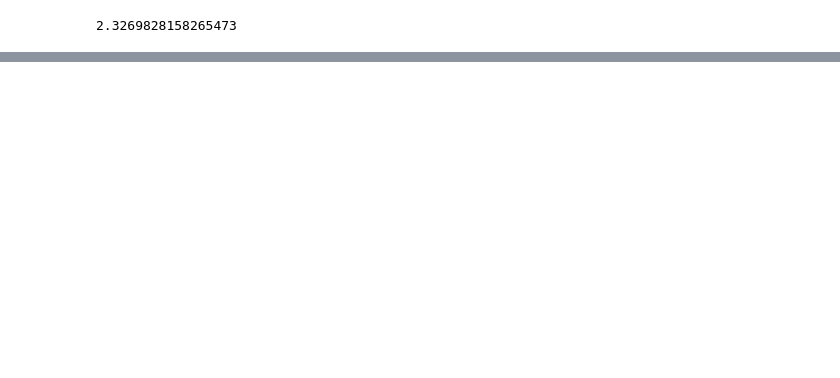
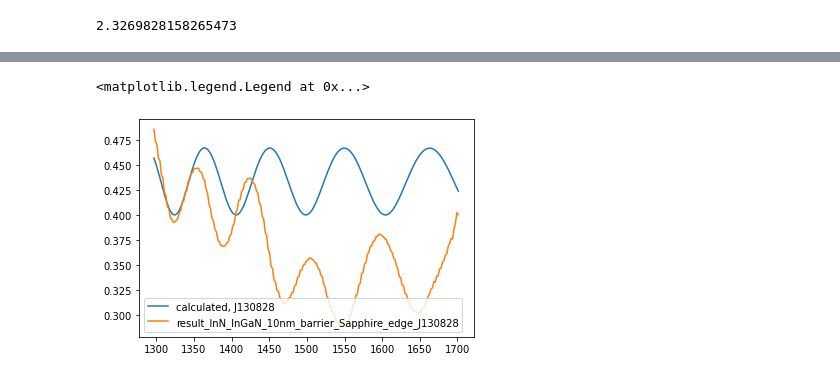
Before and after one commit to alexburg14/Fabry-Perot, a Jupyter notebook: import index.ipynb, the cells around one changed output, grey strips where cells are left out. Saved outputs shown, nothing was run; the diff lists cells and outputs as text; code cells hidden in the pictures; blank space fills up the shorter version.

```diff
--- a/import index.ipynb
+++ b/import index.ipynb
@@ -45,0 +80,15 @@ plt.legend()
+# %%
+#j130828
+T5 =  []
+for x in x_data:
+    T5.append(Transmission(x, r = reflectance(Gallium(x),1)*reflectance(Gallium(x),Sapphire(x)) , optdick = (3.5*10**-6 * Gallium(x) + 0.255*10**-6 * InN(x) + 0.85*10**-6 * InGaN(x,0.9) )))
+T5 = np.array(T5)
+
+l = 200
+z = 0
+plt.plot(x_data[l:],  -0.3* np.log(T5)[l:]+ 0.4, label="calculated, J130828 ")
+plt.plot(x_data[z:][l:], columns[4][l:], label="result_InN_InGaN_10nm_barrier_Sapphire_edge_J130828")
+plt.legend()
+# %% [output]
+<matplotlib.legend.Legend at 0x...>
+[figure, added]
```
Also changed, not shown: parts of 11 cells of this notebook, 2 other files.
